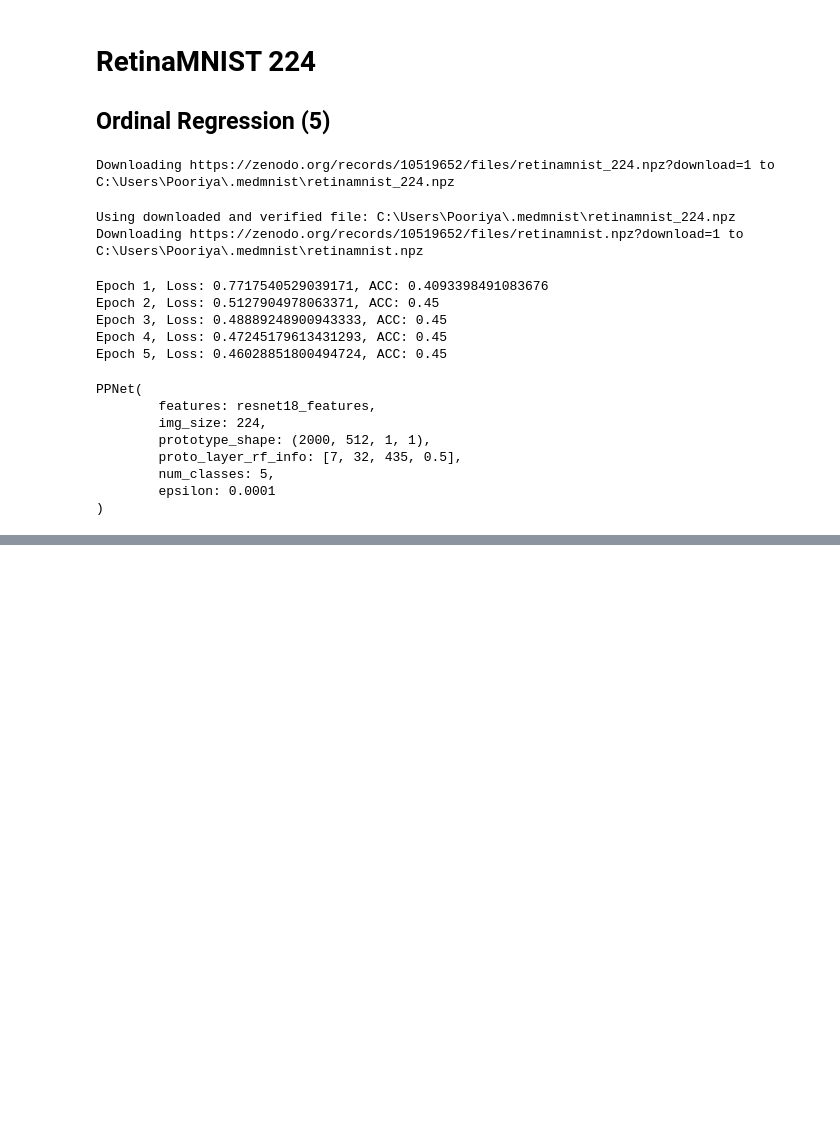
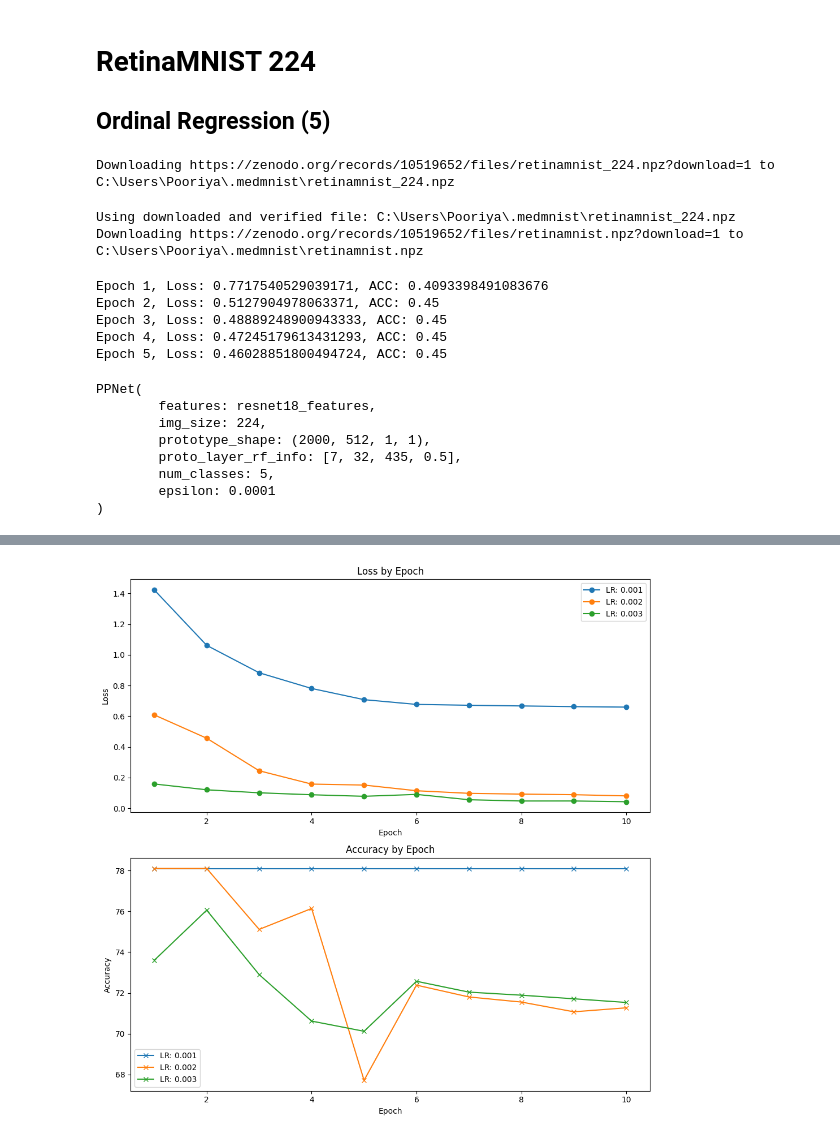
Before and after one commit to pooriya-jamie/ProtoPNet, a Jupyter notebook: Model.ipynb, the cells around one changed output, grey strips where cells are left out. Cells and saved outputs as stored; diff of their text form; code cells hidden in the pictures; blank space fills up the shorter version.

Commit message:
- Model Updated

```diff
--- a/Model.ipynb
+++ b/Model.ipynb
@@ -650,0 +852,12 @@ PPNet(
+# %%
+def evaluate_accuracy(model, test_loader):
+    model.eval()
+    correct = 0
+    total = 0
+    with torch.no_grad():
+        for images, labels in test_loader:
+            outputs, _ = model(images)
+            _, predicted = torch.max(outputs.data, 1)
+            total += labels.size(0)
+            correct += (predicted == labels).sum().item()
+    return correct / total
@@ -650,0 +1040,47 @@ PPNet(
+# %%
+import matplotlib.pyplot as plt
+
+# Extracted actual results
+actual_results = [
+    (0.001, [1.4235474354511983, 1.0620217661599856, 0.8833749680905729, 0.7810908604312587, 0.7081536908407469,
+             0.6771678586263914, 0.6714588145951967, 0.6671336679845243, 0.6627565203486262, 0.6595600778992111],
+     [78.1025641025641, 78.1025641025641, 78.1025641025641, 78.1025641025641, 78.1025641025641, 78.1025641025641,
+      78.1025641025641, 78.1025641025641, 78.1025641025641, 78.1025641025641]),
+    (0.002, [0.6087862607595083, 0.4566256742219667, 0.24465424305683858, 0.1577869587250658, 0.15142357208438822,
+             0.11439725635824977, 0.09743838072628588, 0.09254876463799863, 0.08858615361355446, 0.0808072222044339],
+     [78.1025641025641, 78.1025641025641, 75.11538461538461, 76.14102564102564, 67.71474358974359, 72.38141025641026,
+      71.80128205128206, 71.55128205128206, 71.07371794871794, 71.26923076923077]),
+    (0.003, [0.15860598292705175, 0.1205432354598432, 0.10096512442907772, 0.08825936153329708, 0.07814585739696348,
+             0.09057660063577665, 0.05577745203029465, 0.04754827070880581, 0.047684977988939024, 0.0429702601269693],
+     [73.59935897435898, 76.0576923076923, 72.8974358974359, 70.61858974358974, 70.11858974358974, 72.57051282051282,
+      72.03846153846153, 71.88782051282051, 71.71153846153847, 71.53205128205128])
+]
+
+# Plotting loss and accuracy in separate subplots
+fig, axs = plt.subplots(2, figsize=(10, 10))
+
+for lr, losses, _ in actual_results:
+    epochs = range(1, len(losses) + 1)
+    axs[0].plot(epochs, losses, label=f'LR: {lr}', marker='o')
+
+for lr, _, accs in actual_results:
+    epochs = range(1, len(accs) + 1)
+    axs[1].plot(epochs, accs, label=f'LR: {lr}', marker='x')
+
+# Set titles and labels
+axs[0].set_title('Loss by Epoch')
+axs[0].set_xlabel('Epoch')
+axs[0].set_ylabel('Loss')
+
+axs[1].set_title('Accuracy by Epoch')
+axs[1].set_xlabel('Epoch')
+axs[1].set_ylabel('Accuracy')
+
+# Add legends
+axs[0].legend()
+axs[1].legend()
+
+plt.tight_layout()
+plt.show()
+# %% [output]
+[figure, added]
```
Also changed, not shown: parts of 11 cells of this notebook.
